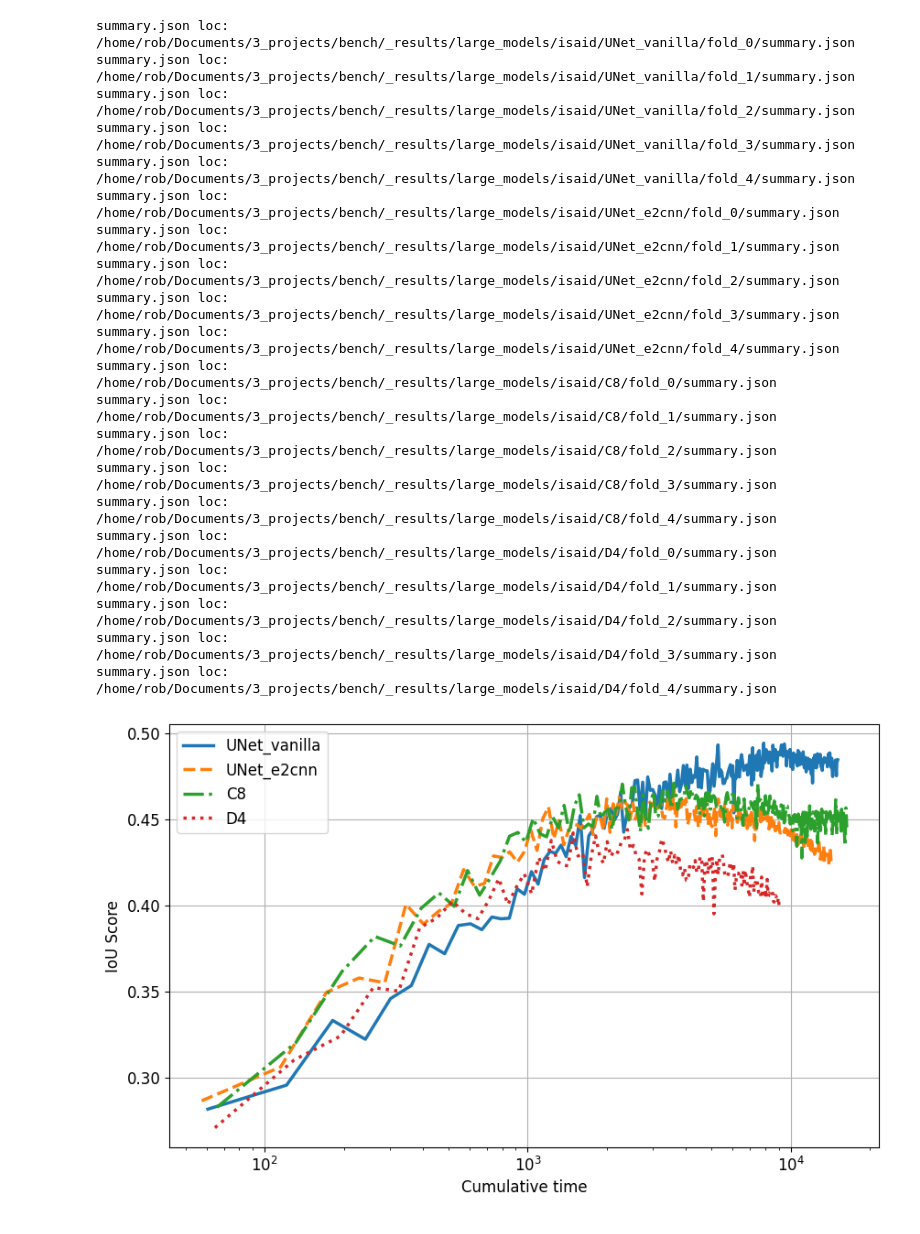
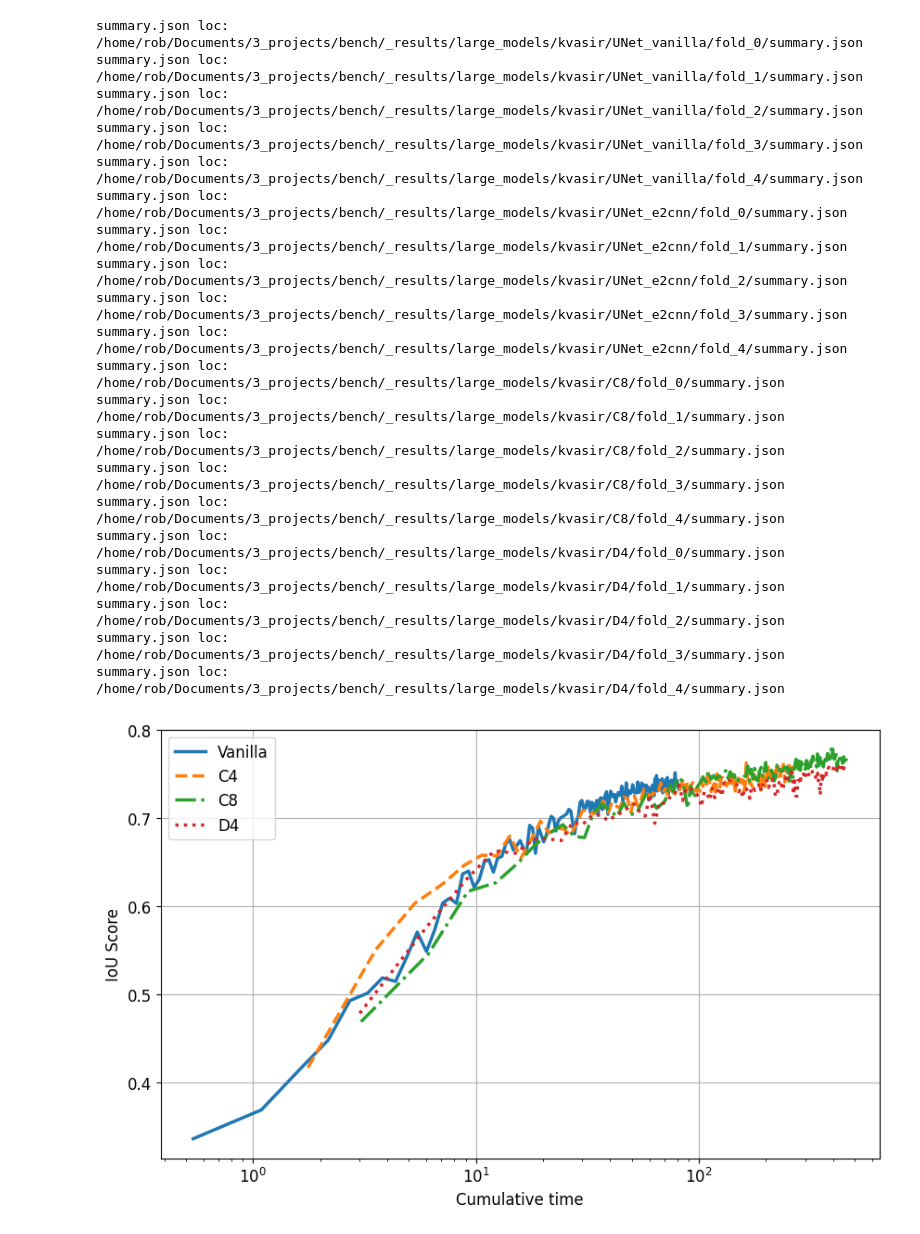
Before and after one commit to RobGhys/seg-equi-architectures, a Jupyter notebook: src/Benchmarks/analysis/step_3-visualizations-graphs.ipynb, the cells around one changed output. Cells and saved outputs as stored; diff of their text form; code cells hidden in the pictures.

```diff
--- a/src/Benchmarks/analysis/step_3-visualizations-graphs.ipynb
+++ b/src/Benchmarks/analysis/step_3-visualizations-graphs.ipynb
@@ -8,24 +8,21 @@ from scipy import stats
 model_size = 'large_models'
 #model_size = 'small_models'
 root_dir = f'/home/rob/Documents/3_projects/bench/_results/{model_size}'
-output_dir_base_path = f'/home/rob/Documents/3_projects/bench/analysis/{model_size}'
+output_dir_base_path = f'/home/rob/Documents/3_projects/bench/analysis/graphs/'
 os.makedirs(output_dir_base_path, exist_ok=True)
 
 current_dir = os.getcwd()
-#dataset_name = "kvasir"
+dataset_name = "kvasir"
 #dataset_name = "NucleiSeg"
 #dataset_name = "URDE"
-dataset_name = "isaid"
+#dataset_name = "isaid"
 #dataset_name = "coco"
 
 folds = [f'fold_{i}' for i in range(5)]
 
-if dataset_name in ["kvasir", "NucleiSeg", "URDE"]:
-    perf_metric = 'dice_score'
-    perf_metric_name = 'Dice Score'
-else:
-    perf_metric = 'IoU_score'
-    perf_metric_name = 'IoU Score'
+perf_metric = 'IoU_score'
+perf_metric_name = 'IoU Score'
+
 model_names = ["UNet_vanilla", "UNet_e2cnn", "C8", "D4"]
 # %%
 def construct_path_from_parent(root_dir, subdir_list):
@@ -74,32 +71,32 @@ for model_name in model_names:
 
     model_dicts[model_name] = metric_time_dict
 # %% [output]
-summary.json loc: /home/rob/Documents/3_projects/bench/_results/large_models/isaid/UNet_vanilla/fold_0/summary.json
-summary.json loc: /home/rob/Documents/3_projects/bench/_results/large_models/isaid/UNet_vanilla/fold_1/summary.json
-summary.json loc: /home/rob/Documents/3_projects/bench/_results/large_models/isaid/UNet_vanilla/fold_2/summary.json
-summary.json loc: /home/rob/Documents/3_projects/bench/_results/large_models/isaid/UNet_vanilla/fold_3/summary.json
-summary.json loc: /home/rob/Documents/3_projects/bench/_results/large_models/isaid/UNet_vanilla/fold_4/summary.json
-summary.json loc: /home/rob/Documents/3_projects/bench/_results/large_models/isaid/UNet_e2cnn/fold_0/summary.json
-summary.json loc: /home/rob/Documents/3_projects/bench/_results/large_models/isaid/UNet_e2cnn/fold_1/summary.json
-summary.json loc: /home/rob/Documents/3_projects/bench/_results/large_models/isaid/UNet_e2cnn/fold_2/summary.json
-summary.json loc: /home/rob/Documents/3_projects/bench/_results/large_models/isaid/UNet_e2cnn/fold_3/summary.json
-summary.json loc: /home/rob/Documents/3_projects/bench/_results/large_models/isaid/UNet_e2cnn/fold_4/summary.json
-summary.json loc: /home/rob/Documents/3_projects/bench/_results/large_models/isaid/C8/fold_0/summary.json
-summary.json loc: /home/rob/Documents/3_projects/bench/_results/large_models/isaid/C8/fold_1/summary.json
-summary.json loc: /home/rob/Documents/3_projects/bench/_results/large_models/isaid/C8/fold_2/summary.json
-summary.json loc: /home/rob/Documents/3_projects/bench/_results/large_models/isaid/C8/fold_3/summary.json
-summary.json loc: /home/rob/Documents/3_projects/bench/_results/large_models/isaid/C8/fold_4/summary.json
-summary.json loc: /home/rob/Documents/3_projects/bench/_results/large_models/isaid/D4/fold_0/summary.json
-summary.json loc: /home/rob/Documents/3_projects/bench/_results/large_models/isaid/D4/fold_1/summary.json
-summary.json loc: /home/rob/Documents/3_projects/bench/_results/large_models/isaid/D4/fold_2/summary.json
-summary.json loc: /home/rob/Documents/3_projects/bench/_results/large_models/isaid/D4/fold_3/summary.json
-summary.json loc: /home/rob/Documents/3_projects/bench/_results/large_models/isaid/D4/fold_4/summary.json
+summary.json loc: /home/rob/Documents/3_projects/bench/_results/large_models/kvasir/UNet_vanilla/fold_0/summary.json
+summary.json loc: /home/rob/Documents/3_projects/bench/_results/large_models/kvasir/UNet_vanilla/fold_1/summary.json
+summary.json loc: /home/rob/Documents/3_projects/bench/_results/large_models/kvasir/UNet_vanilla/fold_2/summary.json
+summary.json loc: /home/rob/Documents/3_projects/bench/_results/large_models/kvasir/UNet_vanilla/fold_3/summary.json
+summary.json loc: /home/rob/Documents/3_projects/bench/_results/large_models/kvasir/UNet_vanilla/fold_4/summary.json
+summary.json loc: /home/rob/Documents/3_projects/bench/_results/large_models/kvasir/UNet_e2cnn/fold_0/summary.json
+summary.json loc: /home/rob/Documents/3_projects/bench/_results/large_models/kvasir/UNet_e2cnn/fold_1/summary.json
+summary.json loc: /home/rob/Documents/3_projects/bench/_results/large_models/kvasir/UNet_e2cnn/fold_2/summary.json
+summary.json loc: /home/rob/Documents/3_projects/bench/_results/large_models/kvasir/UNet_e2cnn/fold_3/summary.json
+summary.json loc: /home/rob/Documents/3_projects/bench/_results/large_models/kvasir/UNet_e2cnn/fold_4/summary.json
+summary.json loc: /home/rob/Documents/3_projects/bench/_results/large_models/kvasir/C8/fold_0/summary.json
+summary.json loc: /home/rob/Documents/3_projects/bench/_results/large_models/kvasir/C8/fold_1/summary.json
+summary.json loc: /home/rob/Documents/3_projects/bench/_results/large_models/kvasir/C8/fold_2/summary.json
+summary.json loc: /home/rob/Documents/3_projects/bench/_results/large_models/kvasir/C8/fold_3/summary.json
+summary.json loc: /home/rob/Documents/3_projects/bench/_results/large_models/kvasir/C8/fold_4/summary.json
+summary.json loc: /home/rob/Documents/3_projects/bench/_results/large_models/kvasir/D4/fold_0/summary.json
+summary.json loc: /home/rob/Documents/3_projects/bench/_results/large_models/kvasir/D4/fold_1/summary.json
+summary.json loc: /home/rob/Documents/3_projects/bench/_results/large_models/kvasir/D4/fold_2/summary.json
+summary.json loc: /home/rob/Documents/3_projects/bench/_results/large_models/kvasir/D4/fold_3/summary.json
+summary.json loc: /home/rob/Documents/3_projects/bench/_results/large_models/kvasir/D4/fold_4/summary.json
 # %%
 #model_dicts
 # %%
 average_per_model: dict = {}
 # %%
-output_path = os.path.join(output_dir_base_path, dataset_name)
+output_path = output_dir_base_path
 os.makedirs(output_path, exist_ok=True)
 # %%
 linestyles = ['-', '--', '-.', ':']
@@ -118,31 +115,35 @@ for model_name in model_dicts.keys():
     avg_perf = np.mean(perf_array, axis=0)
     avg_time = np.mean(time_array, axis=0)
 
     cumulative_time = np.cumsum(avg_time)
 
     averages_dict[model_name] = {'avg_perf': avg_perf, 'cumulative_time': cumulative_time}
 
 plt.figure(figsize=(10, 6))
 
 for i, model_name in enumerate(model_names):
     avg_perf_values = averages_dict[model_name]['avg_perf']
     cumulative_time_values = averages_dict[model_name]['cumulative_time']
 
     linestyle = linestyles[i % len(linestyles)]
     marker = markers[i % len(markers)]
+    if model_name == 'UNet_e2cnn':
+        model_name = 'C4'
+    elif model_name == 'UNet_vanilla':
+        model_name = 'Vanilla'
     plt.plot(cumulative_time_values, avg_perf_values, label=model_name,
              linestyle=linestyle, linewidth=2.5)
 
 plt.xlabel('Cumulative time', fontsize=selected_font_size)
 plt.ylabel(perf_metric_name, fontsize=selected_font_size)
 plt.xscale('log')
 plt.xticks(fontsize=selected_font_size)
 plt.yticks(fontsize=selected_font_size)
 plt.legend(loc="best", fontsize=selected_font_size)
 plt.grid(True)
 output_pdf = os.path.join(output_path, f'{dataset_name}_{model_size}_plot.pdf')
 plt.savefig(output_pdf, format='pdf')
 
 plt.show()
 # %% [output]
-[figure, old version]
+[figure, new version]
```
Also changed, not shown: 8 other files.
